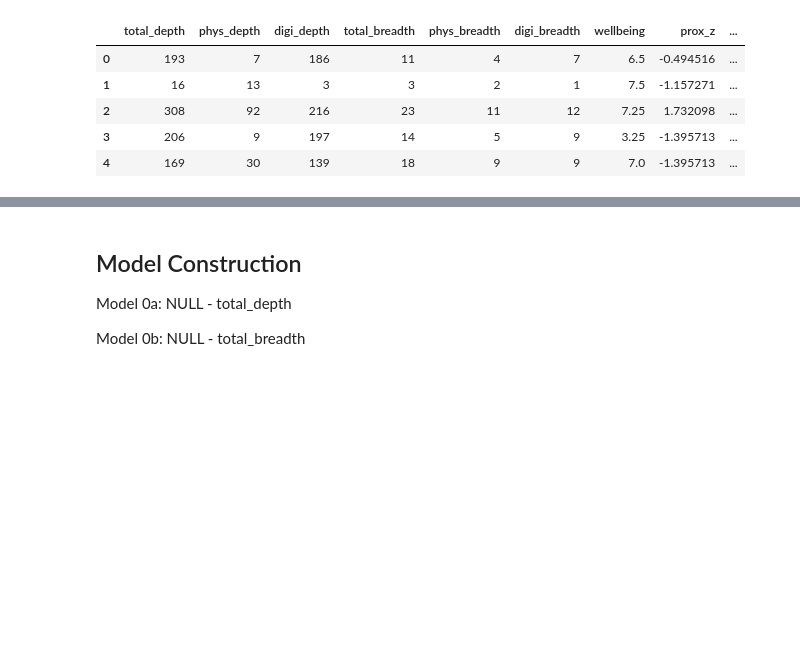
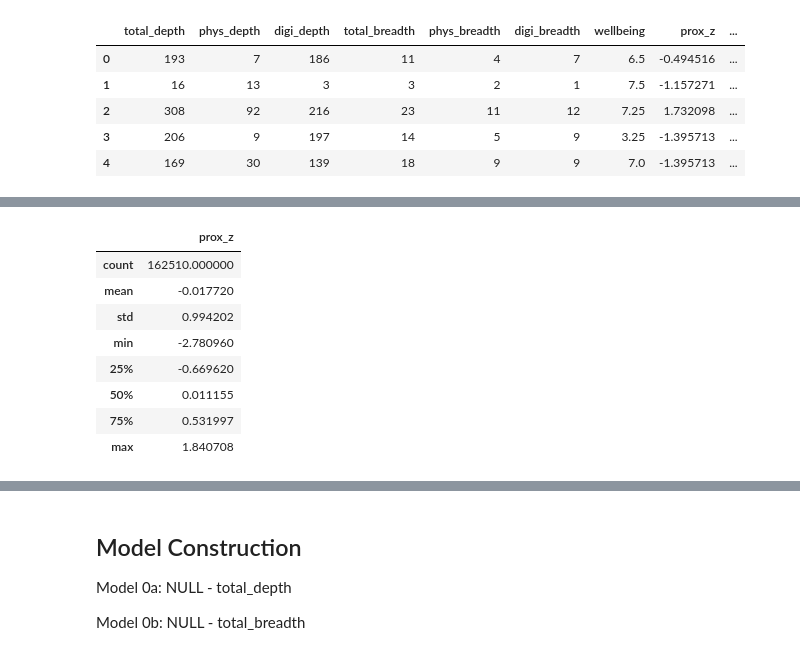
Before and after one commit to andrea-chong/spatial-cultural-access-england, a Jupyter notebook: research_notebooks/05_modelling.ipynb, the cells around one changed output, grey strips where cells are left out. Saved outputs shown, nothing was run; the diff lists cells and outputs as text; code cells hidden in the pictures; blank space fills up the shorter version.

```diff
--- a/research_notebooks/05_modelling.ipynb
+++ b/research_notebooks/05_modelling.ipynb
@@ -409,0 +458,12 @@ Name: proportion, dtype: float64
+# %%
+clean_model_df.loc[:,['prox_z']].describe()
+# %% [output]
+|  | prox_z |
+| count | 162510.000000 |
+| mean | -0.017720 |
+| std | 0.994202 |
+| min | -2.780960 |
+| 25% | -0.669620 |
+| 50% | 0.011155 |
+| 75% | 0.531997 |
+| max | 1.840708 |
```
Also changed, not shown: parts of 12 cells of this notebook.
